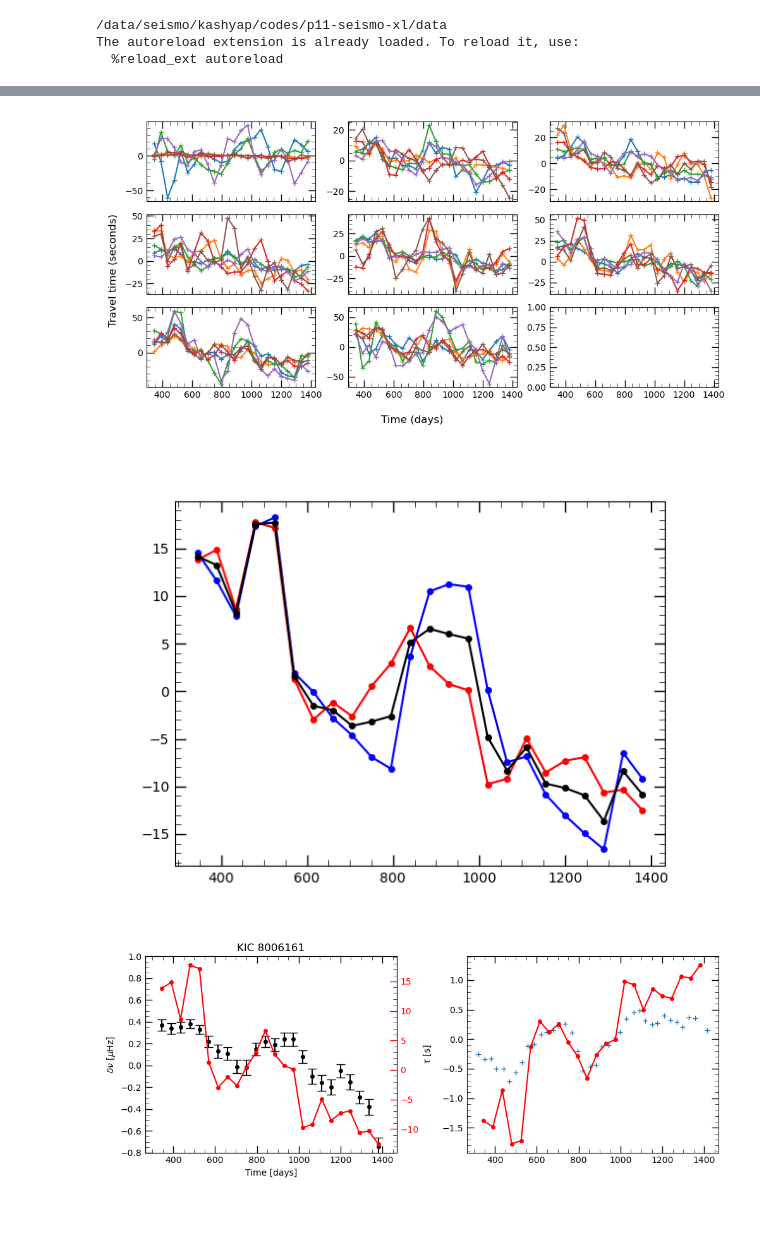
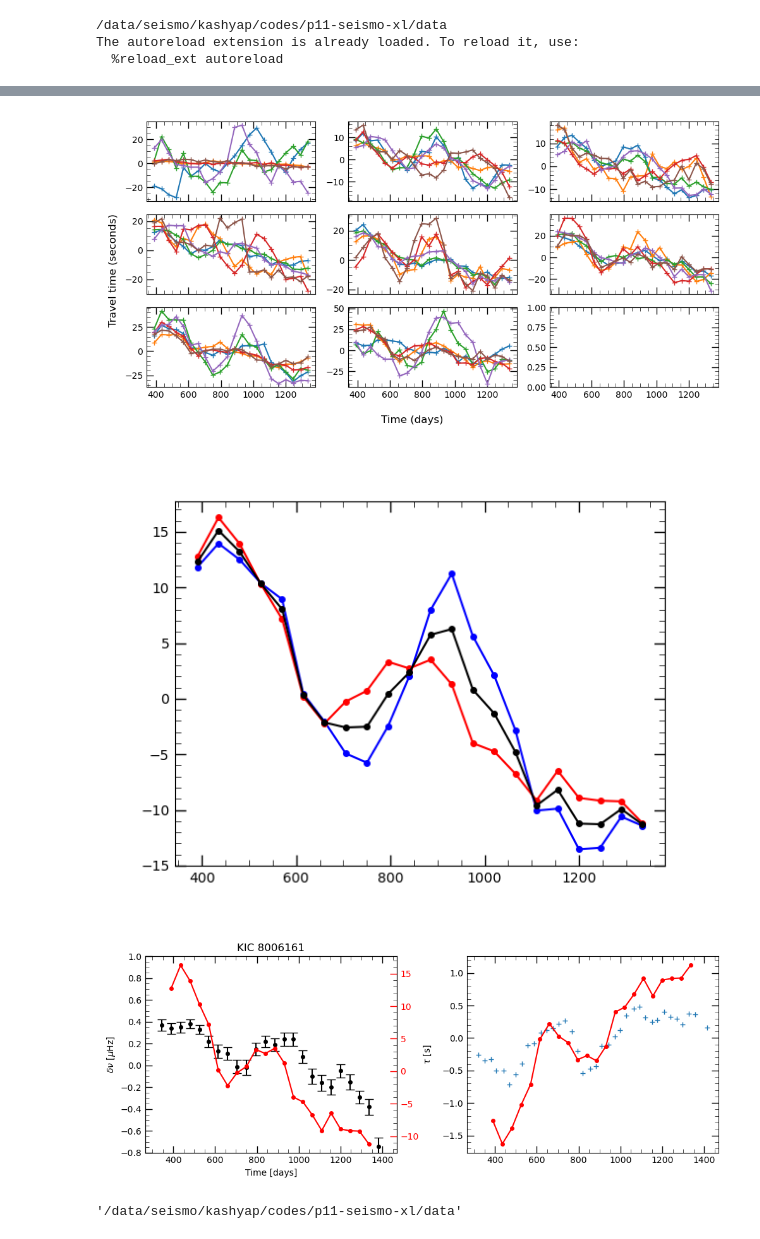
Before and after one commit to samarth-kashyap/seismo-xl, a Jupyter notebook: notebooks/kic8006161-kasoc.ipynb, the cells around one changed output, grey strips where cells are left out. Cells and saved outputs as stored; diff of their text form; code cells hidden in the pictures.

```diff
--- a/notebooks/kic8006161-kasoc.ipynb
+++ b/notebooks/kic8006161-kasoc.ipynb
@@ -75,7 +73,7 @@ ref_avg_len = 45
 day2sec = 24*3600.
 filter_mu = 3.5*1e-3
 filter_fwhm = 2.5e-3
-Navg = 2
+Navg = 4
 Nshift = 1
 NavgLength = Navg*ref_avg_len
 NshiftLength = Nshift*ref_avg_len
@@ -193,23 +191,27 @@ axs2.plot(tmid_list, tt_mean, 'o-k', markersize=4)
 
 fig.tight_layout()
 # %% [output]
-[figure, old version]
+[figure, new version]
-[figure, old version]
+[figure, new version]
 # %%
 #plt.close('all')
-modefit_data = pd.read_csv('/data/seismo/kashyap/codes/p11-seismo-xl/data/8006161.csv')
+modefit_data = pd.read_csv('/data/seismo/kashyap/codes/p11-seismo-xl/data/santos2018-008006161.csv')
 fig, axs = plt.subplots(nrows=1, ncols=2, sharex=True, figsize=(10, 4))
 axs[0].errorbar(modefit_data['time'], -modefit_data['delnu'],  yerr=modefit_data['delnu_error'],  capsize=5, color='k', marker='o', markersize=4, linestyle='')
 axs[0].set_ylim([-0.8, 1.])
 taxs = axs[0].twinx()
 axs[1].plot(vdata['x'].values, vdata[' y'].values, '+')
 axs[1].plot(np.array(tmid_list), -tt1mean*0.1, 'o-r', markersize=4)
 taxs.plot(np.array(tmid_list), tt1mean, 'o-r', markersize=4)
 taxs.tick_params(axis='y', colors='red')
 axs[0].set_ylabel('$\\delta\\nu$ [$\\mu$Hz]')
 taxs.set_ylabel('$\\tau$ [s]')
 axs[0].set_xlabel('Time [days]')
 axs[0].set_title('KIC 8006161')
 fig.tight_layout()
 # %% [output]
-[figure, old version]
+[figure, new version]
+# %%
+pwd
+# %% [output]
+'/data/seismo/kashyap/codes/p11-seismo-xl/data'
```
Also changed, not shown: parts of 7 cells of this notebook, 3 other files.
